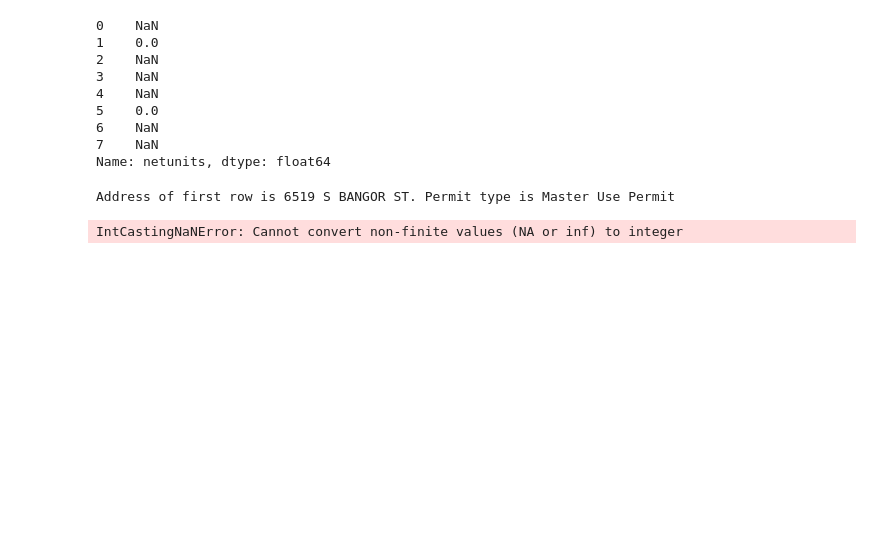
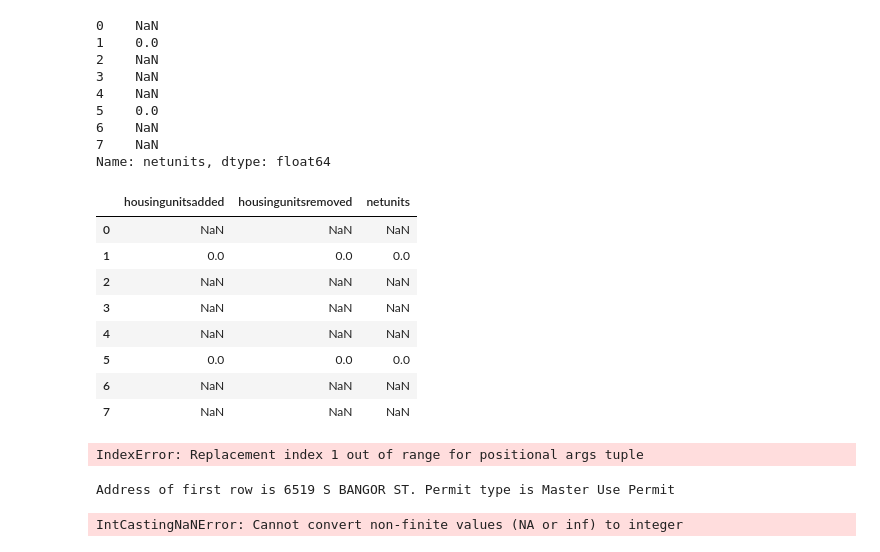
Before and after one commit to tomo-ujikawa/urbandatascience, a Jupyter notebook: classes_tomo/Class 2.ipynb, the cells around one changed output. Drawn from its saved outputs; the diff is of its cells as text; code cells hidden in the pictures; blank space fills up the shorter version.

```diff
--- a/classes_tomo/Class 2.ipynb
+++ b/classes_tomo/Class 2.ipynb
@@ -224,7 +224,7 @@ df['housingunitsremoved'] = df.housingunitsremoved.astype(float)
 # %%
 # the housingunitsremoved and housingunitsadded give useful information
 # let's create a new column with netunits
-df['netunits'] = df.housingunitsadded - df.housingunitsremove
+df['netunits'] = df.housingunitsadded - df.housingunitsremoved
 print(df.netunits)
 # %% [output]
 0    NaN
@@ -236,10 +236,25 @@ print(df.netunits)
 6    NaN
 7    NaN
 Name: netunits, dtype: float64
+# %%
+df[['housingunitsadded','housingunitsremoved','netunits']].head(50)
+#なぜここで[]を2つ用意しないといけない？
+# %% [output]
+|  | housingunitsadded | housingunitsremoved | netunits |
+| 0 | NaN | NaN | NaN |
+| 1 | 0.0 | 0.0 | 0.0 |
+| 2 | NaN | NaN | NaN |
+| 3 | NaN | NaN | NaN |
+| 4 | NaN | NaN | NaN |
+| 5 | 0.0 | 0.0 | 0.0 |
+| 6 | NaN | NaN | NaN |
+| 7 | NaN | NaN | NaN |
 # %%
 # original prompt
 # print the address of the first row
 print('Address of first row is {}. Permit type is {}'.format(df.iloc[0].originaladdress1))
+# %% [output]
+IndexError: Replacement index 1 out of range for positional args tuple
 # %%
 # print the address of the first row
 print('Address of first row is {}. Permit type is {}'.format(df.iloc[0].originaladdress1, df.iloc[0].permittypemapped))
```
Also changed, not shown: parts of 5 cells of this notebook, 2 other files.
